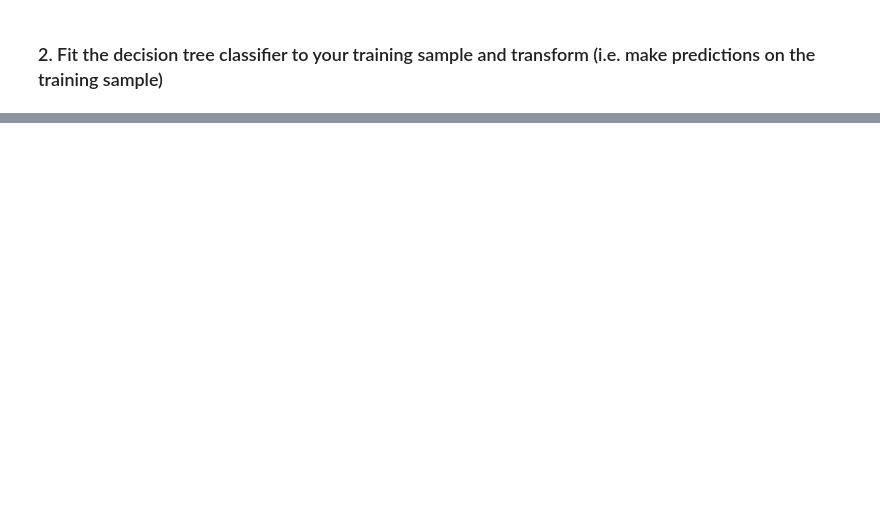
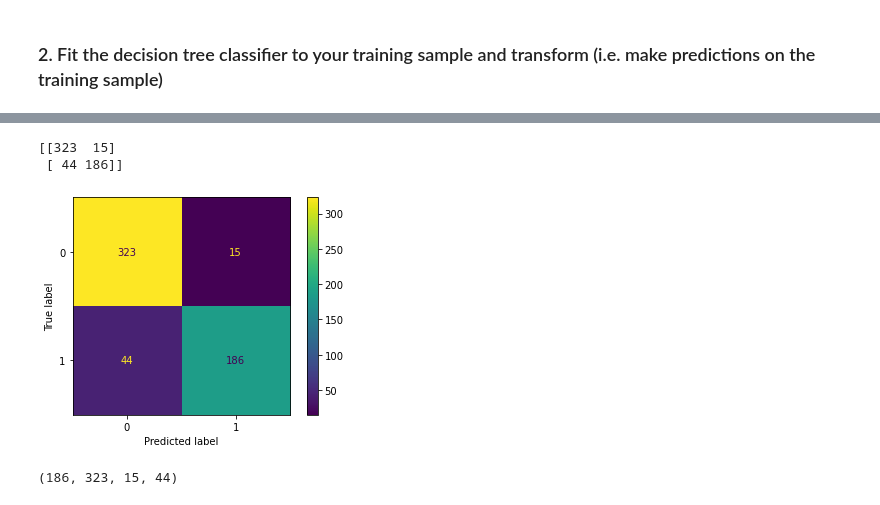
Before and after one commit to cristinalucin/classification-exercises, a Jupyter notebook: model.ipynb, the cells around one changed output, grey strips where cells are left out. Saved outputs shown, nothing was run; the diff lists cells and outputs as text; code cells hidden in the pictures; blank space fills up the shorter version.

Commit message:
completed random forest exercises

```diff
--- a/model.ipynb
+++ b/model.ipynb
@@ -449,12 +296,0 @@ titanic_df.head()
-# %%
-from sklearn.model_selection import train_test_split
-
-def train_validate_test_split(df, target, seed=123):
-
-    train_validate, test = train_test_split(df, test_size=0.1,
-                                            random_state=seed,
-                                            stratify=df[target])
-    train, validate = train_test_split(train_validate, test_size=0.1111,
-                                       random_state=seed,
-                                       stratify=train_validate[target])
-    return train, validate, test
@@ -860,0 +899,12 @@ Support (1): 338
+# %%
+#Min samples leaf = 3 and max depth of 10
+rf3 = RandomForestClassifier(bootstrap=True,
+                            class_weight=None,
+                            criterion='gini',
+                            min_samples_leaf=3,
+                            n_estimators=100,
+                            max_depth=10,
+                            random_state=123)
+# %%
+#Fit
+rf3.fit(X_train, y_train)
@@ -860,0 +936,3 @@ Support (1): 338
+# %%
+#Evaluate the model's performance on train
+y_predictions = rf3.predict(X_train)
@@ -860,0 +967,23 @@ Support (1): 338
+# %%
+# sklearn confusion matrix
+cm = confusion_matrix(y_train, y_predictions)
+print(cm)
+# %% [output]
+[[323  15]
+ [ 44 186]]
+# %%
+disp = ConfusionMatrixDisplay(confusion_matrix=cm, display_labels=rf3.classes_)
+
+disp.plot()
+plt.show()
+# %% [output]
+[figure, added]
+# %%
+#Creating classification report on training data
+
+TN, FP, FN, TP = confusion_matrix(y_train,y_predictions).ravel()
+ALL = TP + TN + FP + FN
+
+TP, TN, FP, FN
+# %% [output]
+(186, 323, 15, 44)
```
Also changed, not shown: parts of 159 cells of this notebook.
